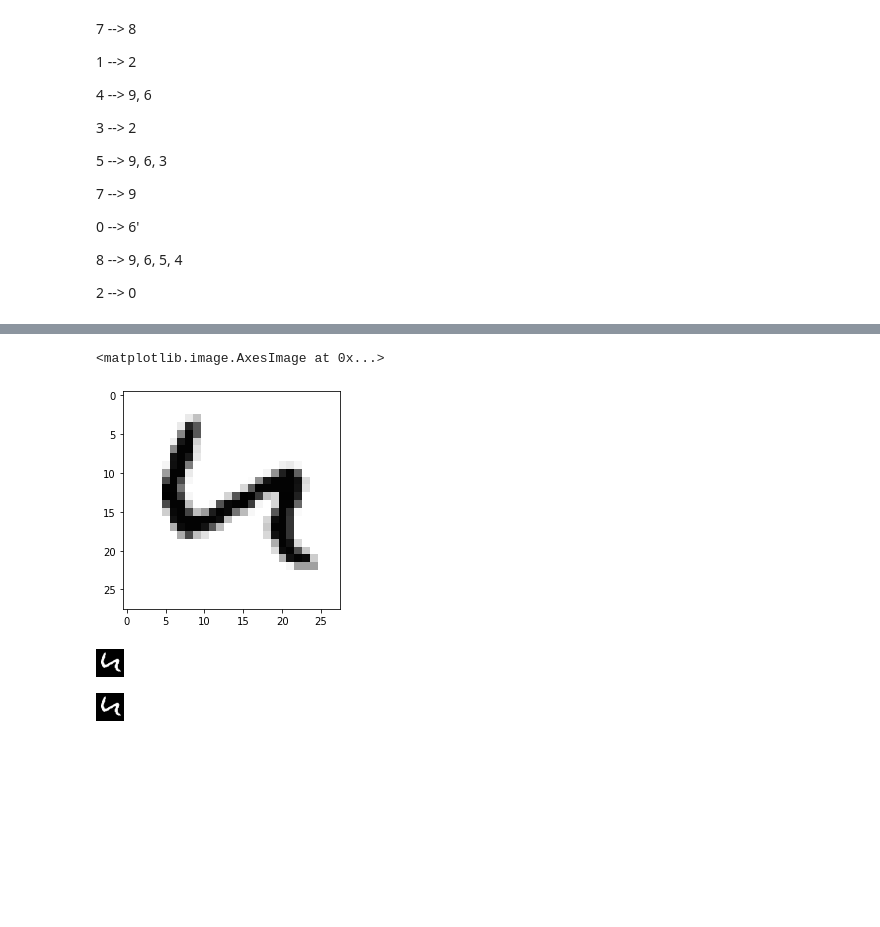
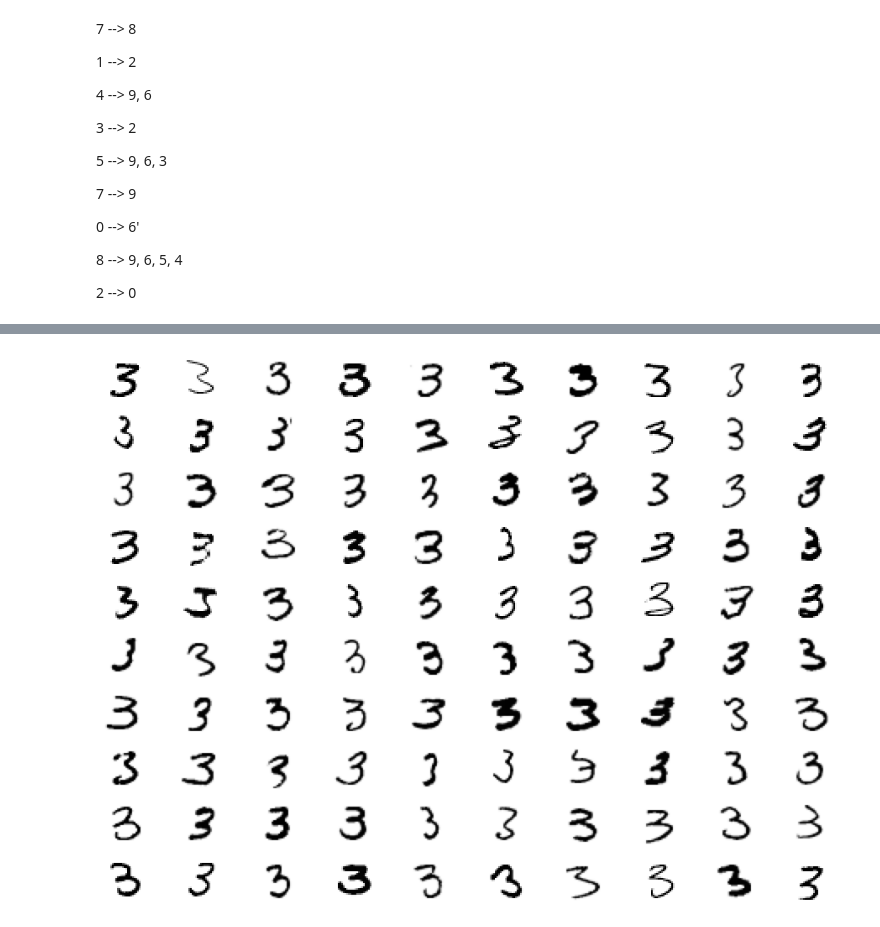
Before and after one commit to Slothfulwave612/Practical-Deep-Learning, a Jupyter notebook: 02_Digit_Recognizer/notebook/experiment.ipynb, the cells around one changed output, grey strips where cells are left out. Saved outputs shown, nothing was run; the diff lists cells and outputs as text; code cells hidden in the pictures; blank space fills up the shorter version.

```diff
--- a/02_Digit_Recognizer/notebook/experiment.ipynb
+++ b/02_Digit_Recognizer/notebook/experiment.ipynb
@@ -64,5 +63,0 @@ image = train_df.loc[
-# %%
-plt.imshow(image[0].reshape(28, 28), cmap="Greys")
-# %% [output]
-<matplotlib.image.AxesImage at 0x...>
-[figure, removed]
@@ -79,8 +64,13 @@ img = Image.fromarray(array, 'L')
-# %%
-img
-# %% [output]
-[figure, removed]
-# %%
-data_transforms(img)
-# %% [output]
-[figure, removed]
+# %%
+fig, axes = plt.subplots(nrows=10, ncols=10, figsize=(16,12))
+
+for index, ax in enumerate(fig.get_axes()):
+    # tidy axis
+    ax.axis("off")
+
+    ax.imshow(
+        images[index].reshape(28, 28),
+        cmap="Greys"
+    )
+# %% [output]
+[figure, added]
```
Also changed, not shown: parts of 9 cells of this notebook, 9 other files.
